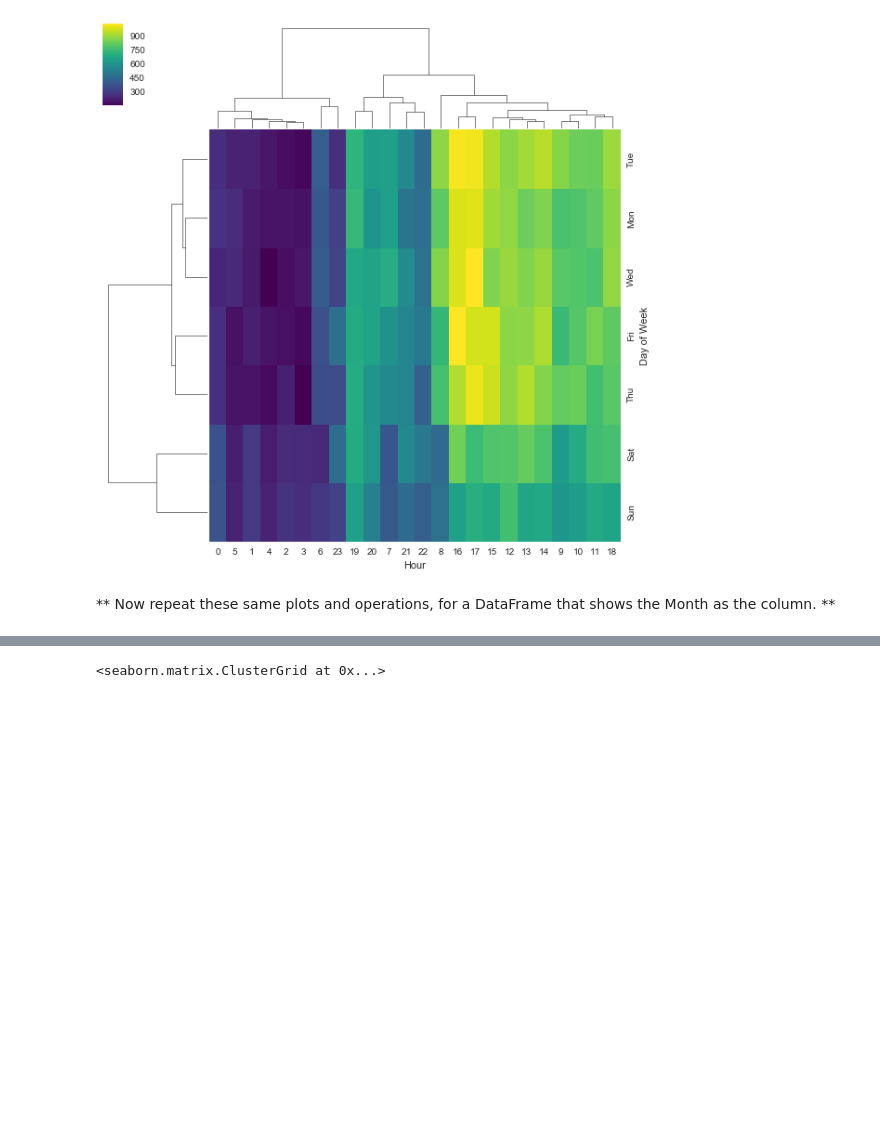
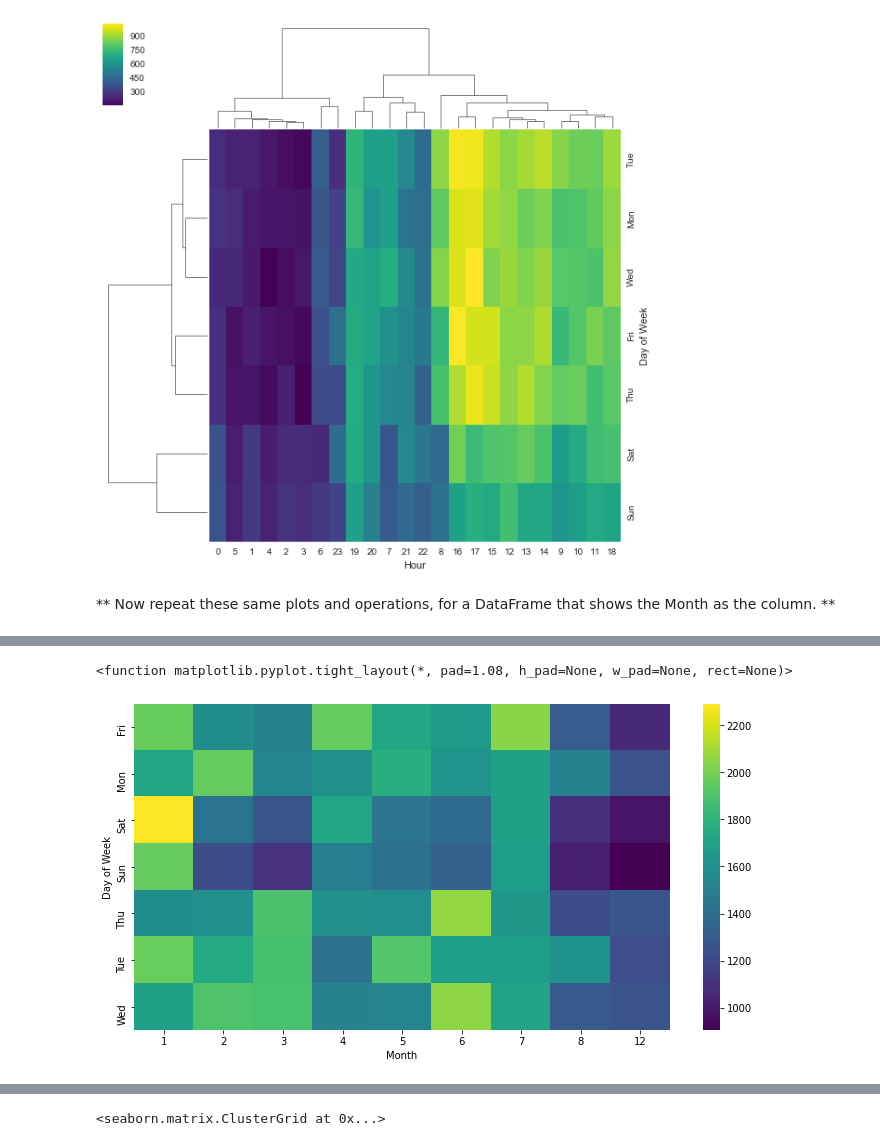
Before and after one commit to crussell24/Python-For-Data-Science, a Jupyter notebook: 911 Capstone/01-911 Calls Data Capstone Project.ipynb, the cells around one changed output, grey strips where cells are left out. Cells and saved outputs as stored; diff of their text form; code cells hidden in the pictures; blank space fills up the shorter version.

```diff
--- a/911 Capstone/01-911 Calls Data Capstone Project.ipynb
+++ b/911 Capstone/01-911 Calls Data Capstone Project.ipynb
@@ -417,3 +415,5 @@ ____
 [figure]
 # %% [markdown]
 ** Now repeat these same plots and operations, for a DataFrame that shows the Month as the column. **
+# %%
+dayMonth = df.groupby(by=['Day of Week','Month']).count()['Reason'].unstack()
@@ -420,2 +432,9 @@ ____
+# %%
+plt.figure(figsize=(12,6))
+sns.heatmap(dayMonth,cmap='viridis')
+plt.tight_layout
+# %% [output]
+<function matplotlib.pyplot.tight_layout(*, pad=1.08, h_pad=None, w_pad=None, rect=None)>
+[figure, added]
 # %%
 # %% [output]
```
Also changed, not shown: parts of 11 cells of this notebook.
